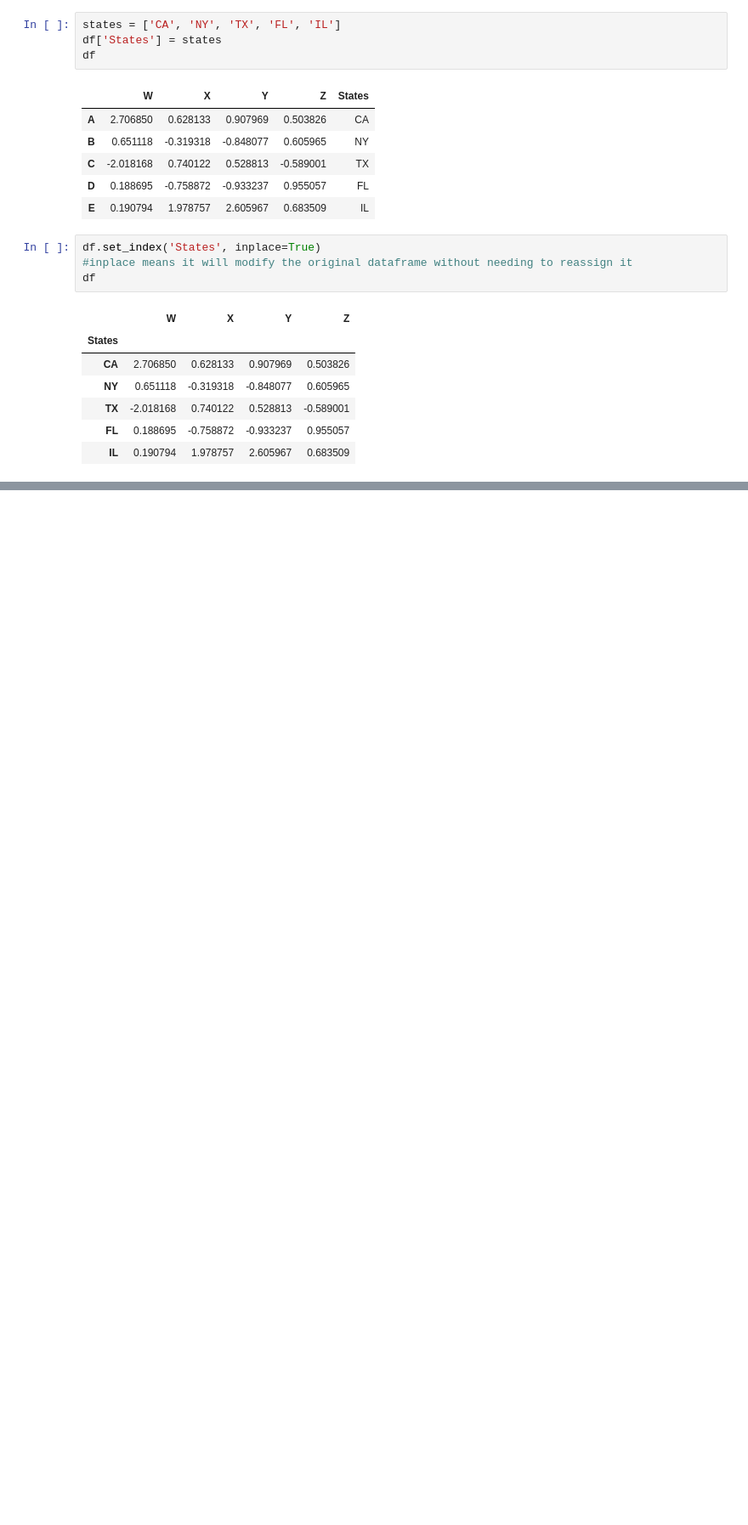
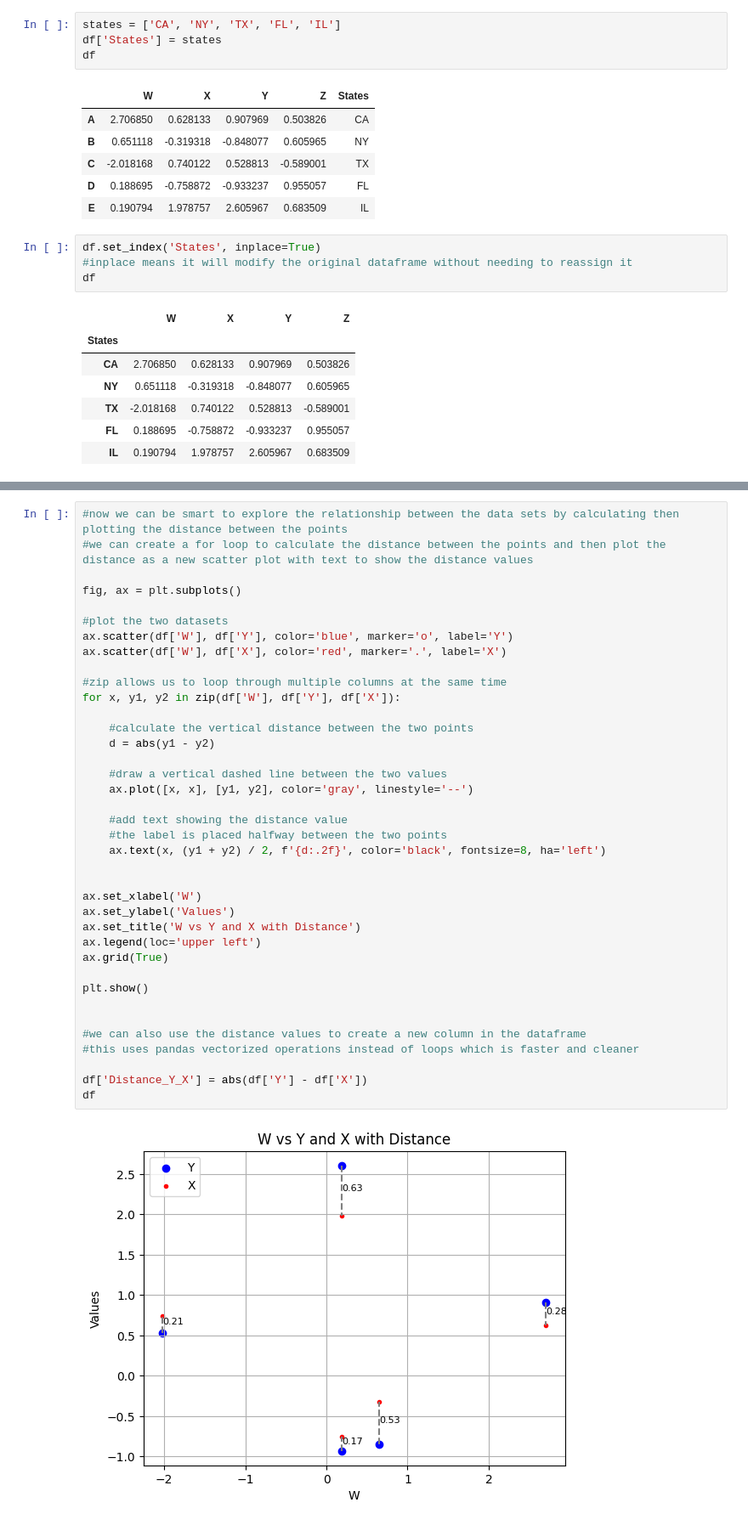
Before and after one commit to Alecdrew/Python-bootcamp, a Jupyter notebook: Notebooks/my_notes_on_course.ipynb, the cells around one changed output, grey strips where cells are left out. Shown at 85% size. Saved outputs shown, nothing was run; the diff lists cells and outputs as text; blank space fills up the shorter version.

```diff
--- a/Notebooks/my_notes_on_course.ipynb
+++ b/Notebooks/my_notes_on_course.ipynb
@@ -112,0 +176,40 @@ df
+# %%
+#now we can be smart to explore the relationship between the data sets by calculating then plotting the distance between the points
+#we can create a for loop to calculate the distance between the points and then plot the distance as a new scatter plot with text to show the distance values
+
+fig, ax = plt.subplots()
+
+#plot the two datasets
+ax.scatter(df['W'], df['Y'], color='blue', marker='o', label='Y')
+ax.scatter(df['W'], df['X'], color='red', marker='.', label='X')
+
+#zip allows us to loop through multiple columns at the same time
+for x, y1, y2 in zip(df['W'], df['Y'], df['X']):
+
+    #calculate the vertical distance between the two points
+    d = abs(y1 - y2)
+
+    #draw a vertical dashed line between the two values
+    ax.plot([x, x], [y1, y2], color='gray', linestyle='--')
+
+    #add text showing the distance value
+    #the label is placed halfway between the two points
+    ax.text(x, (y1 + y2) / 2, f'{d:.2f}', color='black', fontsize=8, ha='left')
+
+
+ax.set_xlabel('W')
+ax.set_ylabel('Values')
+ax.set_title('W vs Y and X with Distance')
+ax.legend(loc='upper left')
+ax.grid(True)
+
+plt.show()
+
+
+#we can also use the distance values to create a new column in the dataframe
+#this uses pandas vectorized operations instead of loops which is faster and cleaner
+
+df['Distance_Y_X'] = abs(df['Y'] - df['X'])
+df
+# %% [output]
+[figure, added]
```
Also changed, not shown: parts of 6 cells of this notebook.
